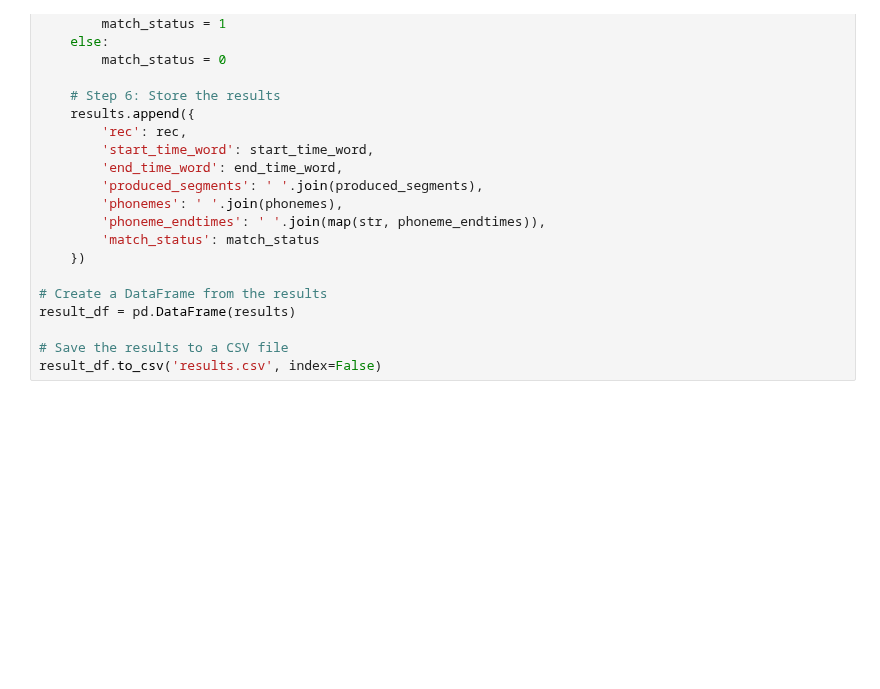
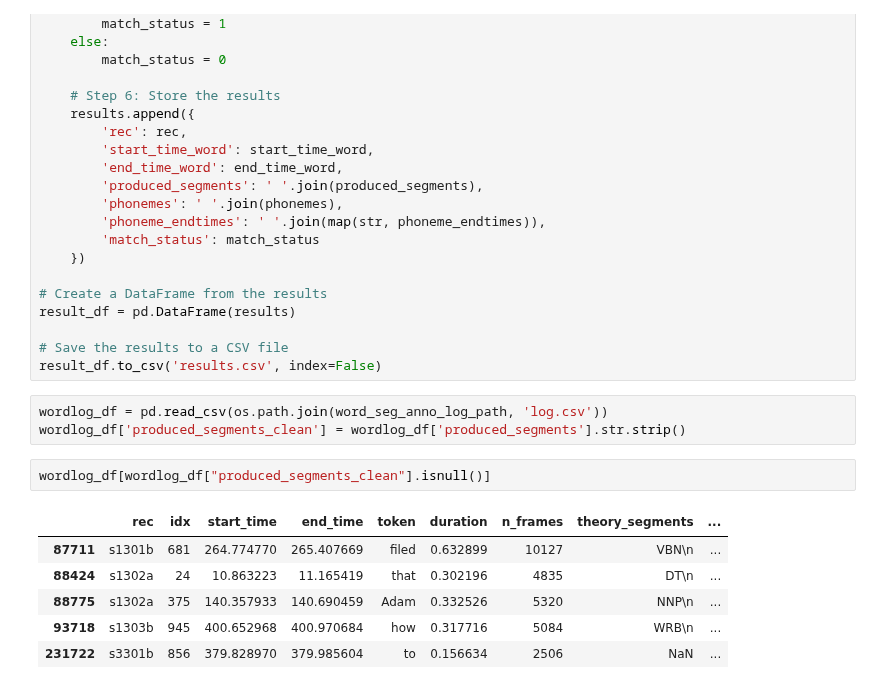
Before and after one commit to Frankalexej/wavln, a Jupyter notebook: phone_word_boundary_align.ipynb, the cells around one changed output. Saved outputs shown, nothing was run; the diff lists cells and outputs as text; blank space fills up the shorter version.

```diff
--- a/phone_word_boundary_align.ipynb
+++ b/phone_word_boundary_align.ipynb
@@ -51,3 +52,15 @@ result_df = pd.DataFrame(results)
 
 # Save the results to a CSV file
 result_df.to_csv('results.csv', index=False)
+# %%
+wordlog_df = pd.read_csv(os.path.join(word_seg_anno_log_path, 'log.csv'))
+wordlog_df['produced_segments_clean'] = wordlog_df['produced_segments'].str.strip()
+# %%
+wordlog_df[wordlog_df["produced_segments_clean"].isnull()]
+# %% [output]
+|  | rec | idx | start_time | end_time | token | duration | n_frames | theory_segments | ... |
+| 87711 | s1301b | 681 | 264.774770 | 265.407669 | filed | 0.632899 | 10127 | VBN\n | ... |
+| 88424 | s1302a | 24 | 10.863223 | 11.165419 | that | 0.302196 | 4835 | DT\n | ... |
+| 88775 | s1302a | 375 | 140.357933 | 140.690459 | Adam | 0.332526 | 5320 | NNP\n | ... |
+| 93718 | s1303b | 945 | 400.652968 | 400.970684 | how | 0.317716 | 5084 | WRB\n | ... |
+| 231722 | s3301b | 856 | 379.828970 | 379.985604 | to | 0.156634 | 2506 | NaN | ... |
```
Also changed, not shown: parts of 4 cells of this notebook, 13 other files.
